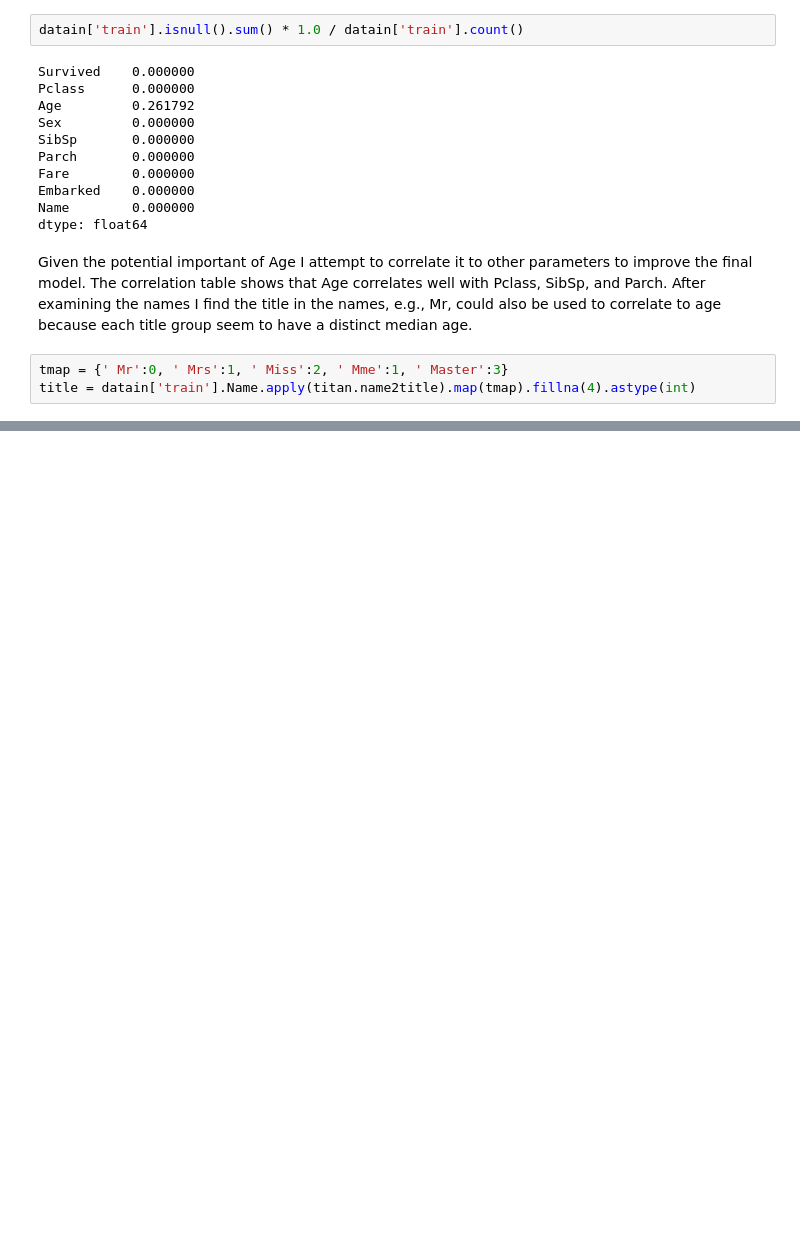
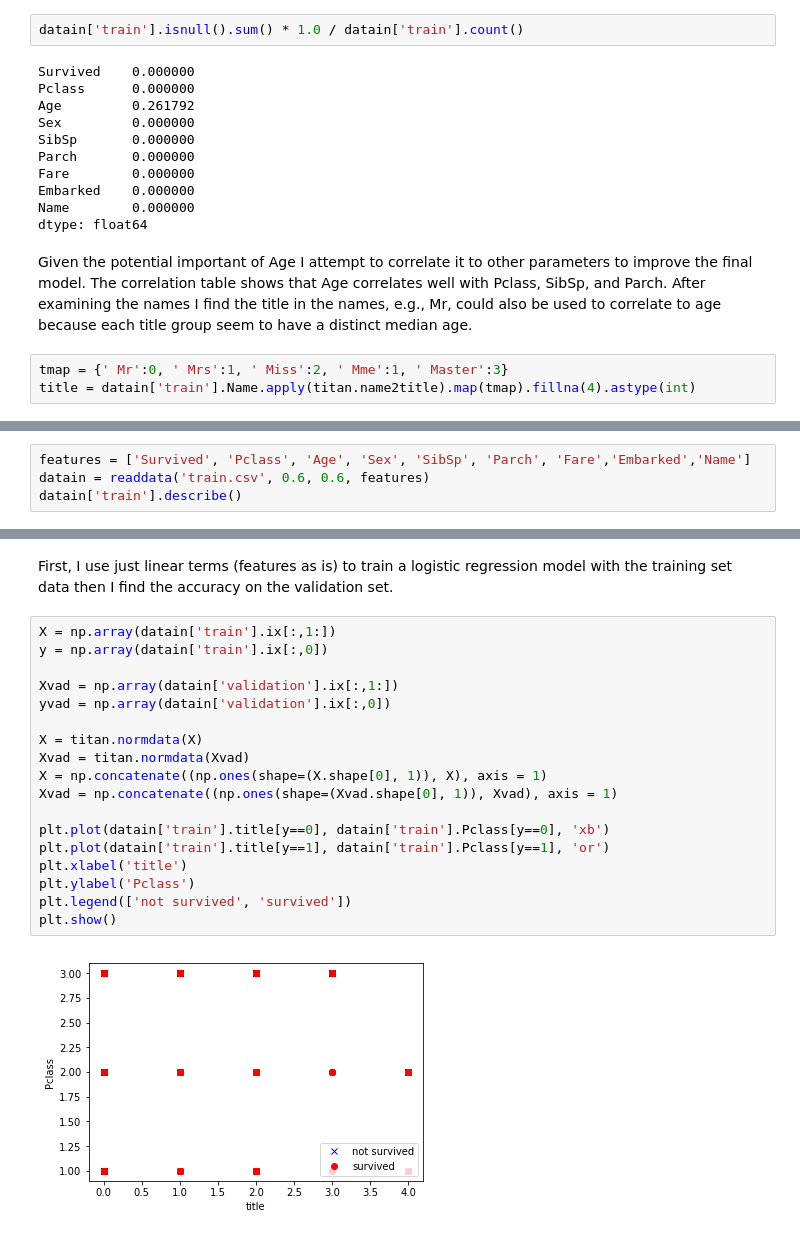
Before and after one commit to badGarnet/titanic_survive, a Jupyter notebook: Summary.ipynb, the cells around one changed output, grey strips where cells are left out. Saved outputs shown, nothing was run; the diff lists cells and outputs as text; blank space fills up the shorter version.

Commit message:
Building the model
Build the model and found the optimum parameters for the model

```diff
--- a/Summary.ipynb
+++ b/Summary.ipynb
@@ -61,0 +113,4 @@ The correlation coefficient matrix shows that Age and extracted title are closel
+# %%
+features = ['Survived', 'Pclass', 'Age', 'Sex', 'SibSp', 'Parch', 'Fare','Embarked','Name']
+datain = readdata('train.csv', 0.6, 0.6, features)
+datain['train'].describe()
@@ -61,0 +127,22 @@ The correlation coefficient matrix shows that Age and extracted title are closel
+# %% [markdown]
+First, I use just linear terms (features as is) to train a logistic regression model with the training set data then I find the accuracy on the validation set.
+# %%
+X = np.array(datain['train'].ix[:,1:])
+y = np.array(datain['train'].ix[:,0])
+
+Xvad = np.array(datain['validation'].ix[:,1:])
+yvad = np.array(datain['validation'].ix[:,0])
+
+X = titan.normdata(X)
+Xvad = titan.normdata(Xvad)
+X = np.concatenate((np.ones(shape=(X.shape[0], 1)), X), axis = 1)
+Xvad = np.concatenate((np.ones(shape=(Xvad.shape[0], 1)), Xvad), axis = 1)
+
+plt.plot(datain['train'].title[y==0], datain['train'].Pclass[y==0], 'xb')
+plt.plot(datain['train'].title[y==1], datain['train'].Pclass[y==1], 'or')
+plt.xlabel('title')
+plt.ylabel('Pclass')
+plt.legend(['not survived', 'survived'])
+plt.show()
+# %% [output]
+[figure, added]
```
Also changed, not shown: parts of 36 cells of this notebook, 3 other files.
